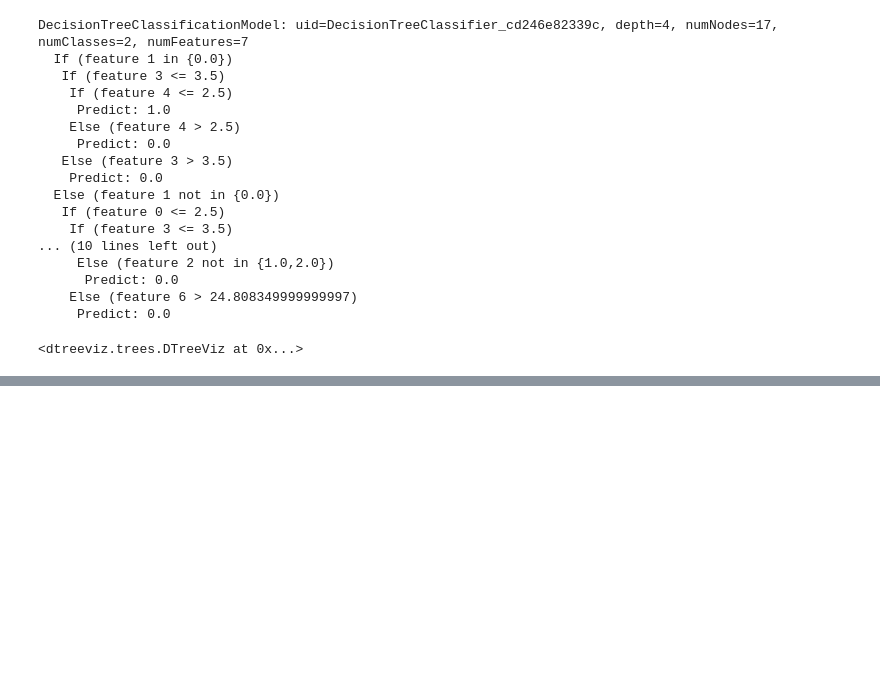
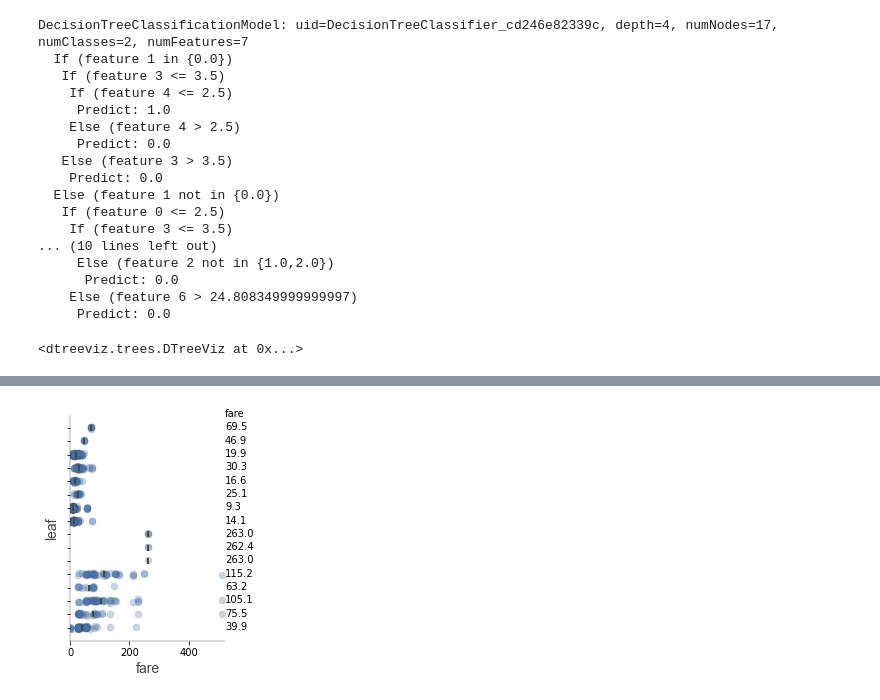
Before and after one commit to parrt/dtreeviz, a Jupyter notebook: notebooks/dtreeviz_spark_visualisations.ipynb, the cells around one changed output, grey strips where cells are left out. Drawn from its saved outputs; the diff is of its cells as text; code cells hidden in the pictures; blank space fills up the shorter version.

```diff
--- a/notebooks/dtreeviz_spark_visualisations.ipynb
+++ b/notebooks/dtreeviz_spark_visualisations.ipynb
@@ -445,0 +507,4 @@ spark_dtree.target_name
+# %%
+trees.viz_leaf_target(spark_dtree_reg)
+# %% [output]
+[figure, added]
```
Also changed, not shown: parts of 33 cells of this notebook, 1 other file.
